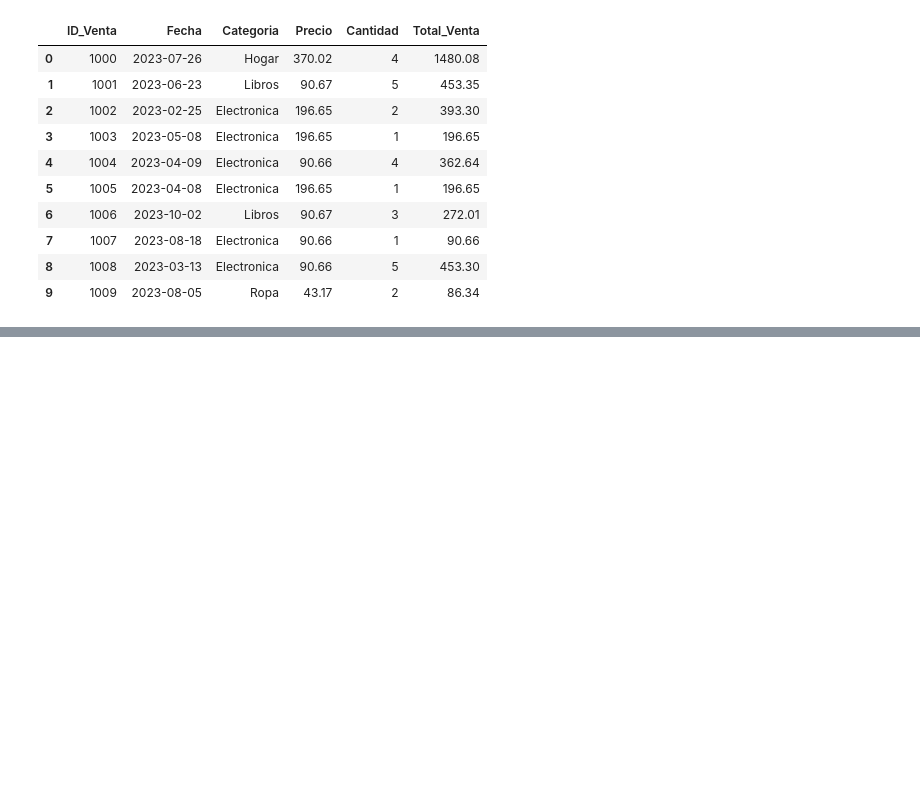
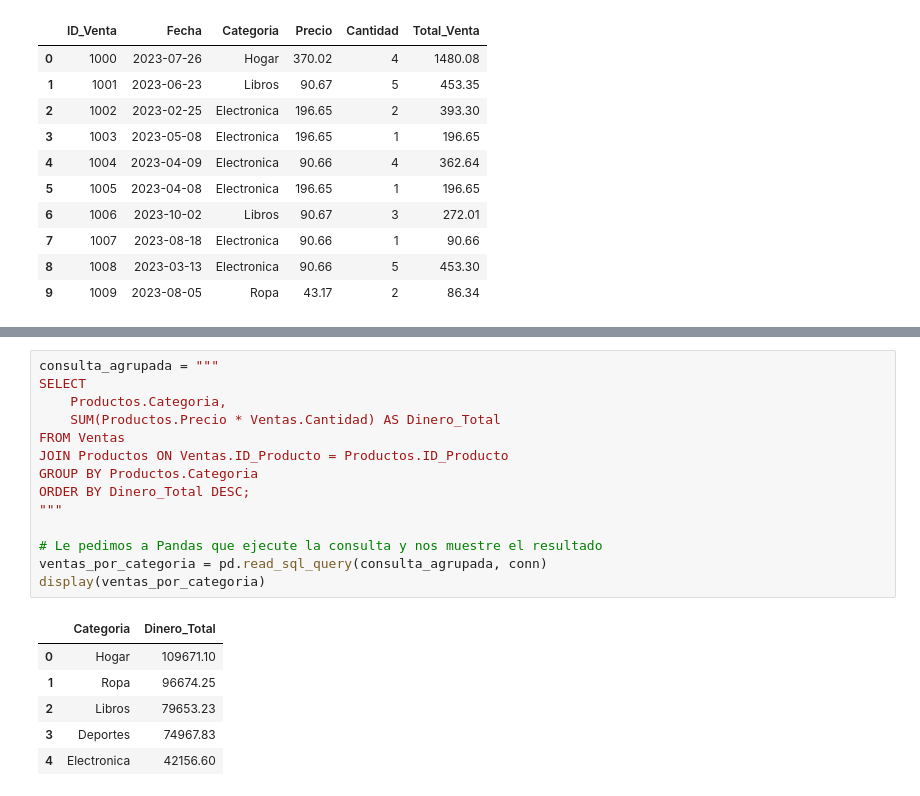
Before and after one commit to javisnes/E-commerce-SQL, a Jupyter notebook: E_commerce_SQL.ipynb, the cells around one changed output, grey strips where cells are left out. Drawn from its saved outputs; the diff is of its cells as text; blank space fills up the shorter version.

```diff
--- a/E_commerce_SQL.ipynb
+++ b/E_commerce_SQL.ipynb
@@ -104,0 +131,21 @@ display(ventas_detalladas)
+# %%
+consulta_agrupada = """
+SELECT
+    Productos.Categoria,
+    SUM(Productos.Precio * Ventas.Cantidad) AS Dinero_Total
+FROM Ventas
+JOIN Productos ON Ventas.ID_Producto = Productos.ID_Producto
+GROUP BY Productos.Categoria
+ORDER BY Dinero_Total DESC;
+"""
+
+# Le pedimos a Pandas que ejecute la consulta y nos muestre el resultado
+ventas_por_categoria = pd.read_sql_query(consulta_agrupada, conn)
+display(ventas_por_categoria)
+# %% [output]
+|  | Categoria | Dinero_Total |
+| 0 | Hogar | 109671.10 |
+| 1 | Ropa | 96674.25 |
+| 2 | Libros | 79653.23 |
+| 3 | Deportes | 74967.83 |
+| 4 | Electronica | 42156.60 |
```
Also changed, not shown: parts of 3 cells of this notebook.
